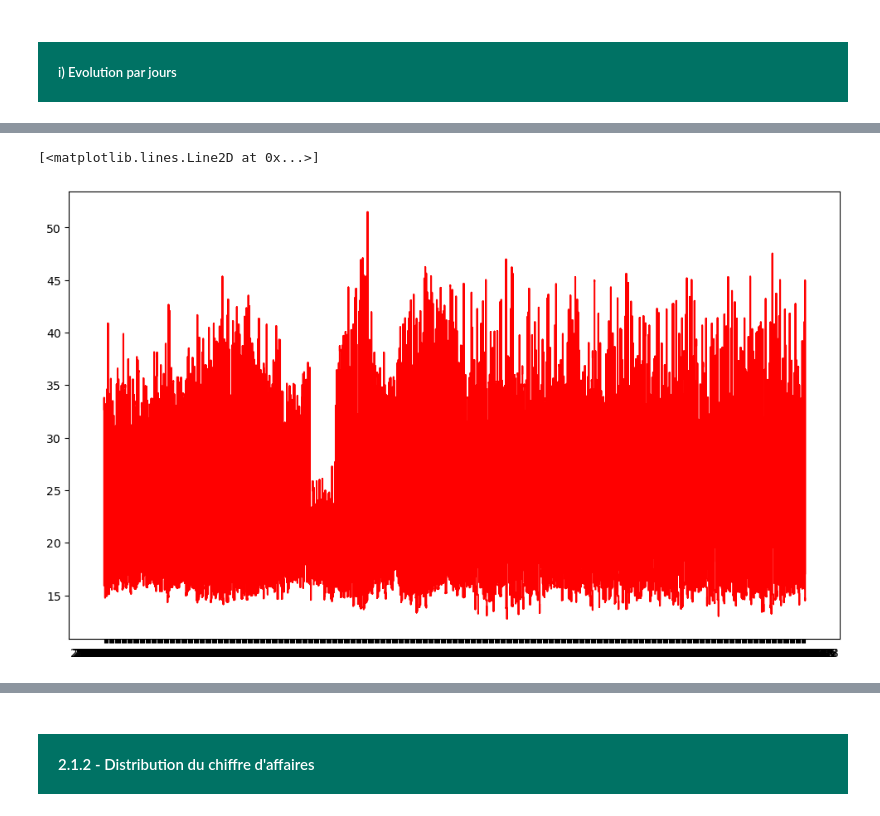
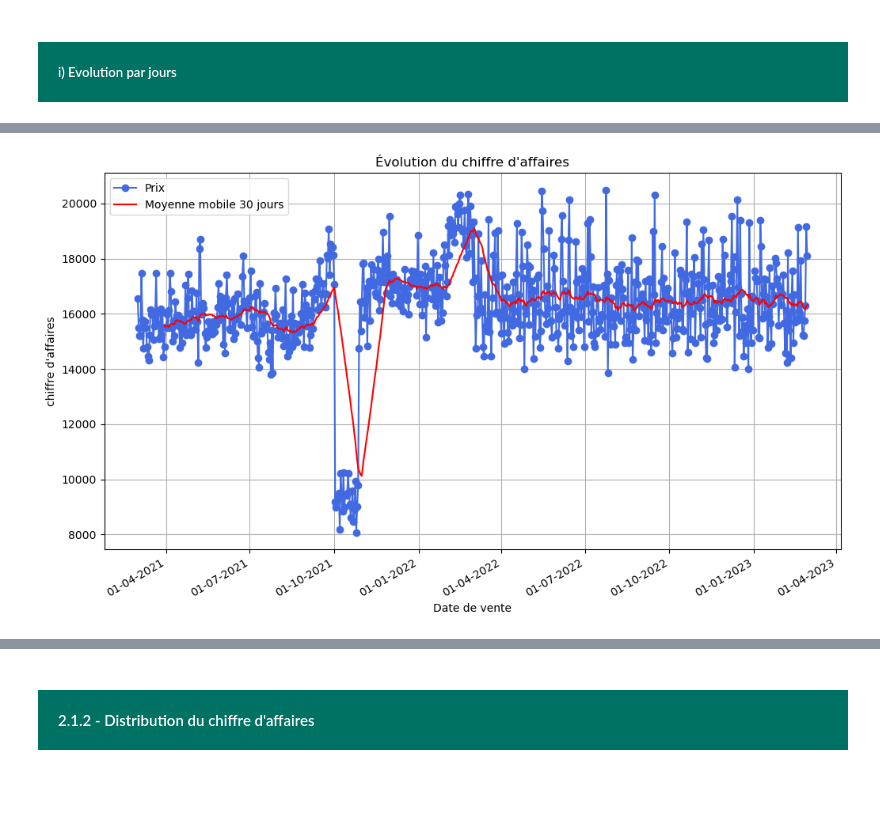
Before and after one commit to Obama19/Projets-individuels-Openclassrooms, a Jupyter notebook: Analyse des ventes d une librairie/P9 VF.ipynb, the cells around one changed output, grey strips where cells are left out. Drawn from its saved outputs; the diff is of its cells as text; code cells hidden in the pictures; blank space fills up the shorter version.

Commit message:
MOD calcul de l'évolution du chiffre d'affaires

```diff
--- a/Analyse des ventes d une librairie/P9 VF.ipynb
+++ b/Analyse des ventes d une librairie/P9 VF.ipynb
@@ -512,0 +545,6 @@ df_ca_produits.loc[df_ca_produits["quantite"] > 5, : ]
+# %%
+# Calculer le  chiffre d'affaires journalier
+
+df_ca_produits["montant_vente"] = df_ca_produits["quantite"] * df_ca_produits["price"]
+# %%
+df_ca_produits2 = df_ca_produits.groupby("date")[["montant_vente"]].sum().reset_index()
@@ -520,9 +574,6 @@ import matplotlib.dates as mdates
 # %% [markdown]
 <h5 style="margin: auto; padding: 20px; color:#fff; background-color: RGB(0,114,100) "> i)  Evolution par  jours </h5>
 # %%
-# Trier les données par date de début de voyage
-data_sorted = df_ca_produits.sort_values("date")
 
-# Calcul du montant total des vendes de chaque produits
-
-data_sorted["montant_vente"] = data_sorted["quantite"] * data_sorted["price"]
+# Trier les données par date de vente
+data_sorted = df_ca_produits2.sort_values("date")
@@ -544,0 +596,2 @@ data_sorted
+# %%
+data_sorted2 = data_sorted.copy()
@@ -545,12 +614,26 @@ data_sorted
 # %%
 
 # Création du graphique en ligne
 plt.figure(figsize=(12, 7))
-#plt.plot(data_sorted['date'], data_sorted['montant_vente'], marker="o", linestyle='-', color='royalblue', label="Prix")
-plt.plot(data_sorted['date'], data_sorted['montant_vente'].rolling(300).mean(), linestyle='-', color='red', label="Moyenne mobile 30 jours")
+plt.plot(data_sorted2['date'], data_sorted2['montant_vente'], marker="o", linestyle='-', color='royalblue', label="Prix")
+plt.plot(data_sorted2['date'], data_sorted2['montant_vente'].rolling(30).mean(), linestyle='-', color='red', label="Moyenne mobile 30 jours")
+
+
+
+# Formater l'axe des X pour afficher les dates correctement
+plt.gca().xaxis.set_major_formatter(mdates.DateFormatter('%d-%m-%Y'))
+plt.gca().xaxis.set_major_locator(mdates.AutoDateLocator())
+plt.gcf().autofmt_xdate()  # Rotation automatique des dates pour une meilleure lisibilité
+
+plt.legend()
+
+plt.title("Évolution du chiffre d'affaires")
+plt.xlabel("Date de vente")
+plt.ylabel("chiffre d'affaires")
+plt.grid(True)
+plt.show()
 # %% [output]
-[<matplotlib.lines.Line2D at 0x...>]
-[figure, old version]
+[figure, new version]
 # %%
 # Evolution du chiffre d'affaires par mois
 
```
Also changed, not shown: parts of 19 cells of this notebook.
